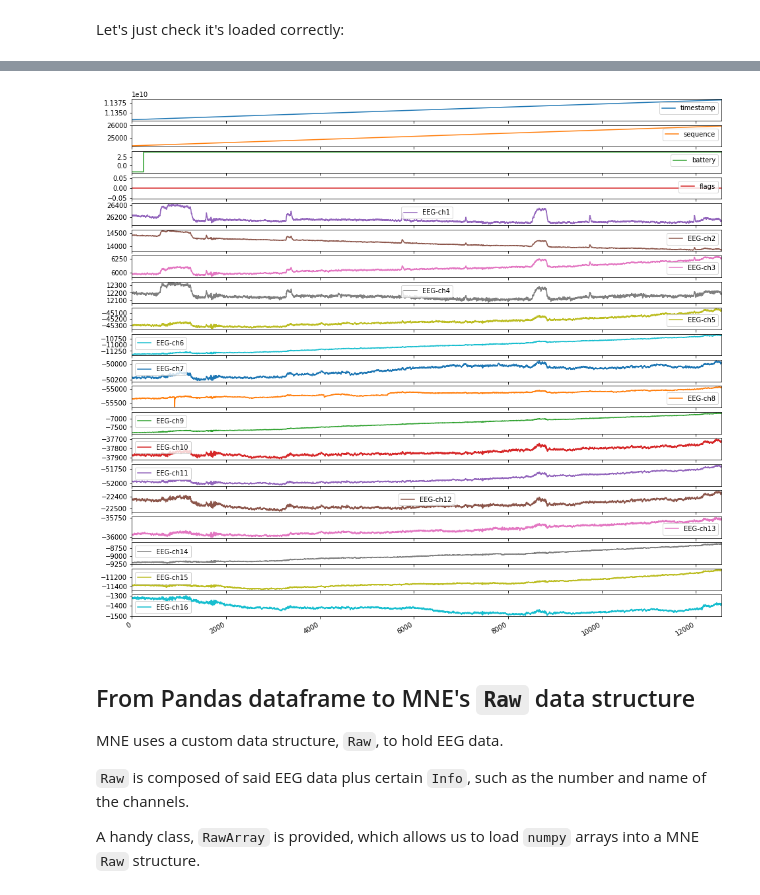
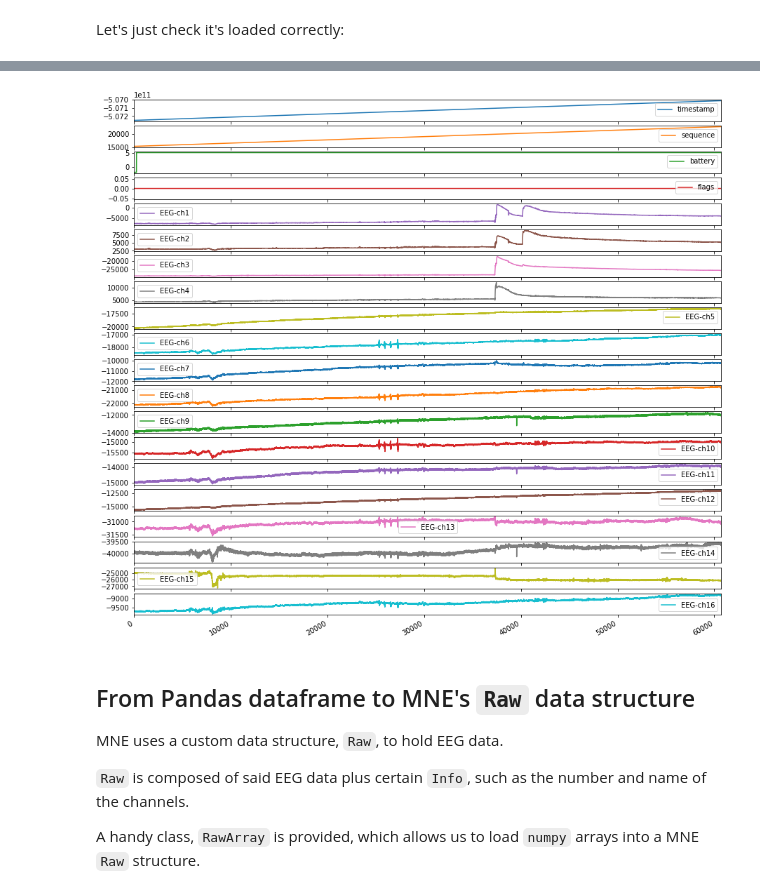
Before and after one commit to rameerez/brain-computer-interfacing, a Jupyter notebook: course/session0-importing-bitbrain-data-into-mne.ipynb, the cells around one changed output, grey strips where cells are left out. Saved outputs shown, nothing was run; the diff lists cells and outputs as text; code cells hidden in the pictures.

```diff
--- a/course/session0-importing-bitbrain-data-into-mne.ipynb
+++ b/course/session0-importing-bitbrain-data-into-mne.ipynb
@@ -25,3 +23,5 @@ df = pd.read_csv("../first-experiments/data/3-thinking-about-moving-hands-2-BBT-
+# %%
+df = pd.read_csv("data/02-08-2020-jv-baseline-activity-no-labels-BBT-E16-AAA005-2020-02-08_12-59-21/EEG.csv")
 # %% [markdown]
 Let's just check it's loaded correctly:
 # %%
@@ -36,7 +36,7 @@ df.head()
 # %%
-df.plot(subplots=True, figsize=(16, 16));
+df.plot(subplots=True, figsize=(15, 15));
 # %% [output]
-[figure, old version]
+[figure, new version]
 # %% [markdown]
 ## From Pandas dataframe to MNE's `Raw` data structure
 
```
Also changed, not shown: parts of 15 cells of this notebook.
